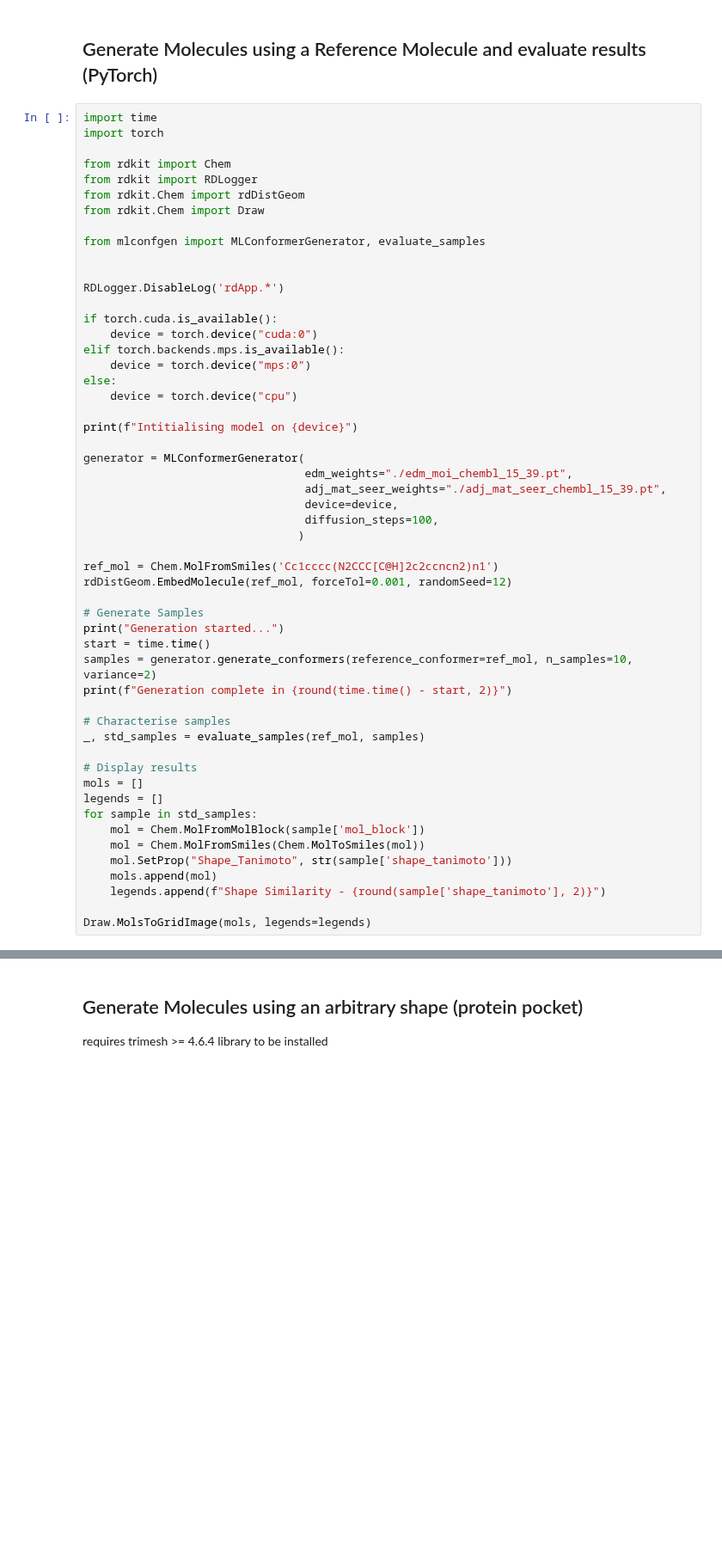
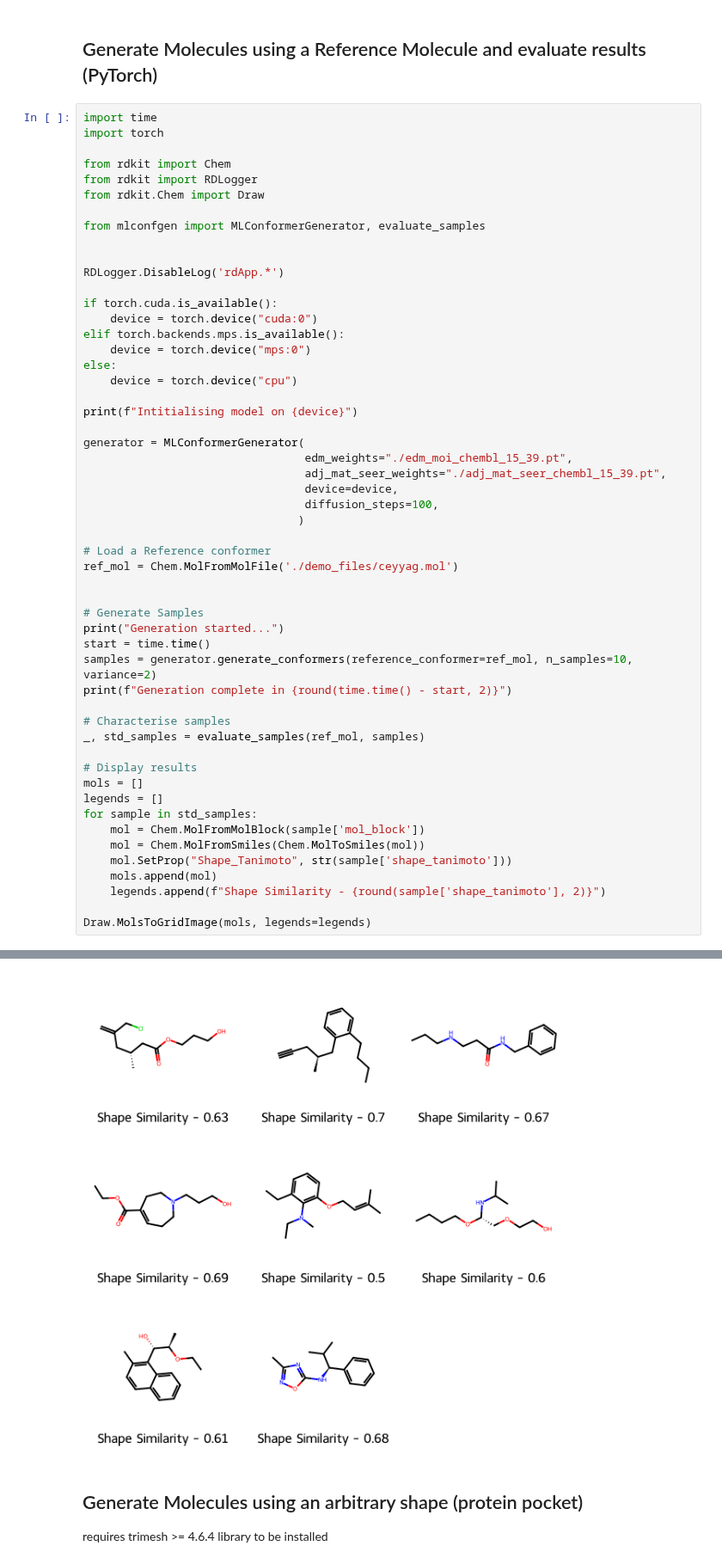
Before and after one commit to Membrizard/ml_conformer_generator, a Jupyter notebook: python_api_demo.ipynb, the cells around one changed output, grey strips where cells are left out. Shown at 86% size. Saved outputs shown, nothing was run; the diff lists cells and outputs as text; blank space fills up the shorter version.

```diff
--- a/python_api_demo.ipynb
+++ b/python_api_demo.ipynb
@@ -17,7 +17,6 @@ import torch
 
 from rdkit import Chem
 from rdkit import RDLogger
-from rdkit.Chem import rdDistGeom
 from rdkit.Chem import Draw
 
 from mlconfgen import MLConformerGenerator, evaluate_samples
@@ -41,8 +40,9 @@ generator = MLConformerGenerator(
                                  diffusion_steps=100,
                                 )
 
-ref_mol = Chem.MolFromSmiles('Cc1cccc(N2CCC[C@H]2c2ccncn2)n1')
-rdDistGeom.EmbedMolecule(ref_mol, forceTol=0.001, randomSeed=12)
+# Load a Reference conformer
+ref_mol = Chem.MolFromMolFile('./demo_files/ceyyag.mol')
+
 
 # Generate Samples
 print("Generation started...")
@@ -64,3 +64,4 @@ for sample in std_samples:
     legends.append(f"Shape Similarity - {round(sample['shape_tanimoto'], 2)}")
 
 Draw.MolsToGridImage(mols, legends=legends)
+# %% [output]
@@ -67,3 +71,4 @@ Draw.MolsToGridImage(mols, legends=legends)
+[figure, added]
 # %% [markdown]
 ## Generate Molecules using an arbitrary shape (protein pocket)
 requires trimesh >= 4.6.4 library to be installed
```
Also changed, not shown: parts of 5 cells of this notebook, 8 other files.
